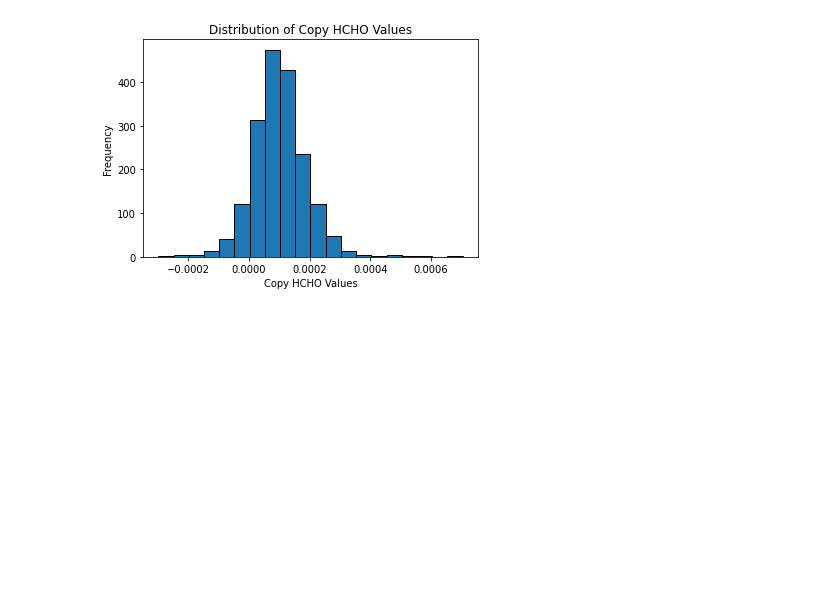
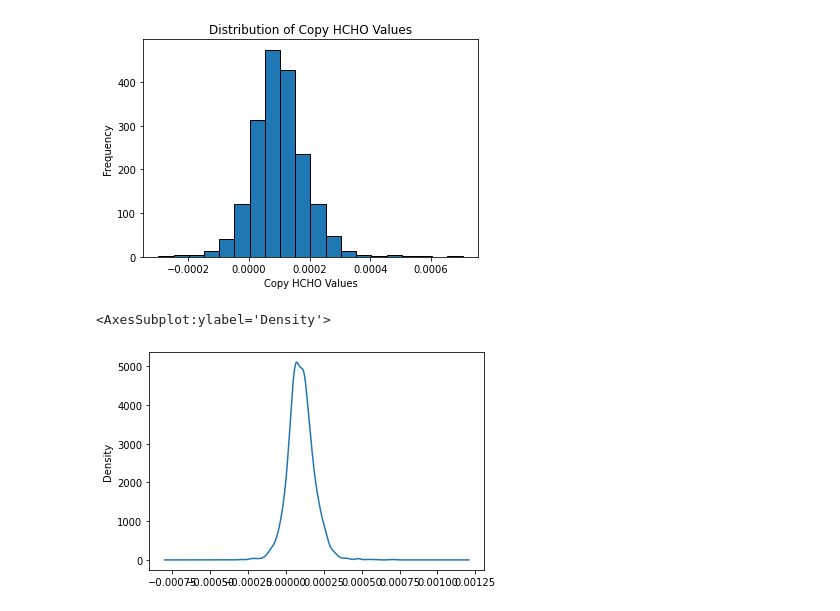
Before and after one commit to Praveen-Rajes/Analyzing-HCHO-Gas-Levels-in-Sri-Lanka-ARIMA, a Jupyter notebook: Data_Preprocessing.ipynb, the cells around one changed output. Cells and saved outputs as stored; diff of their text form; code cells hidden in the pictures; blank space fills up the shorter version.

```diff
--- a/Data_Preprocessing.ipynb
+++ b/Data_Preprocessing.ipynb
@@ -245,3 +245,8 @@ plt.title('Distribution of Copy HCHO Values')
 plt.show()
 # %% [output]
 [figure]
+# %%
+Kandy_df['copy HCHO values'].plot(kind='kde')
+# %% [output]
+<AxesSubplot:ylabel='Density'>
+[figure, added]
```
Also changed, not shown: parts of 27 cells of this notebook.
